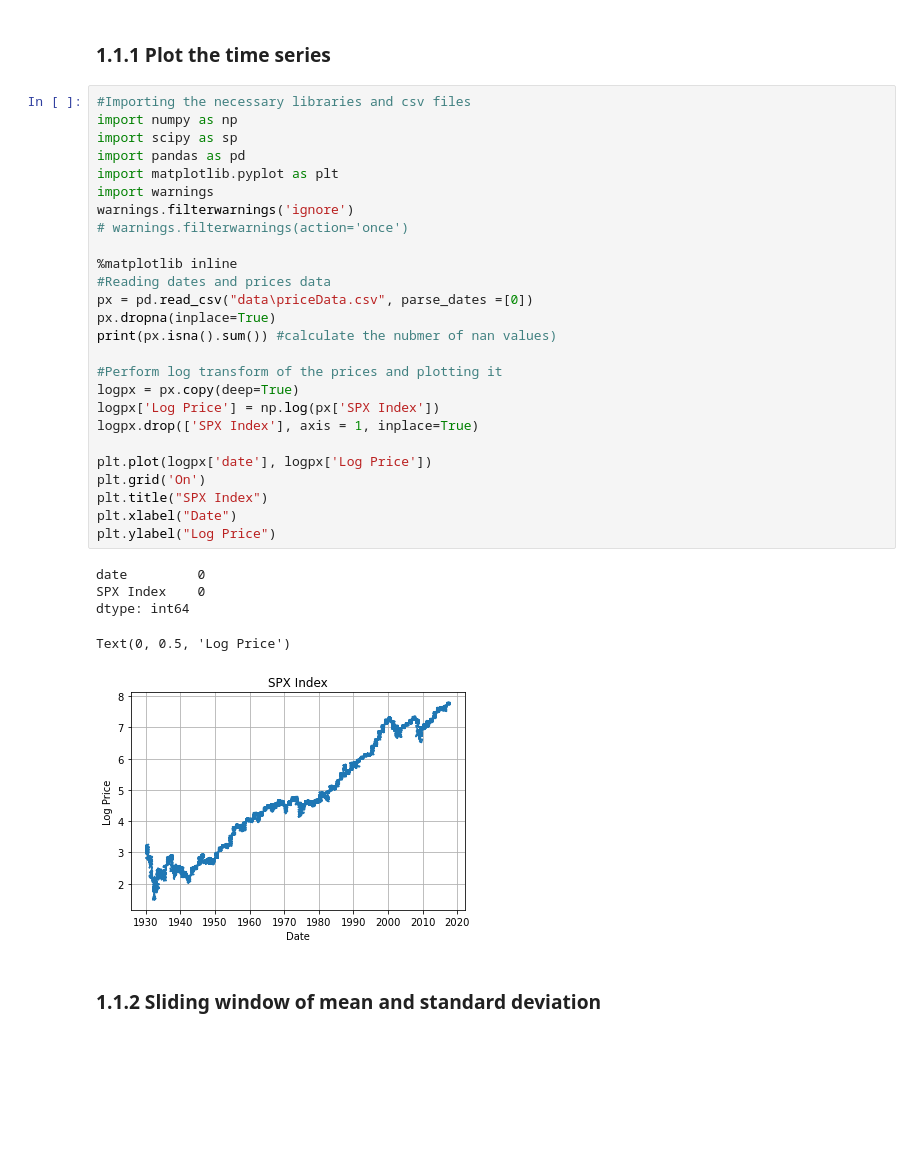
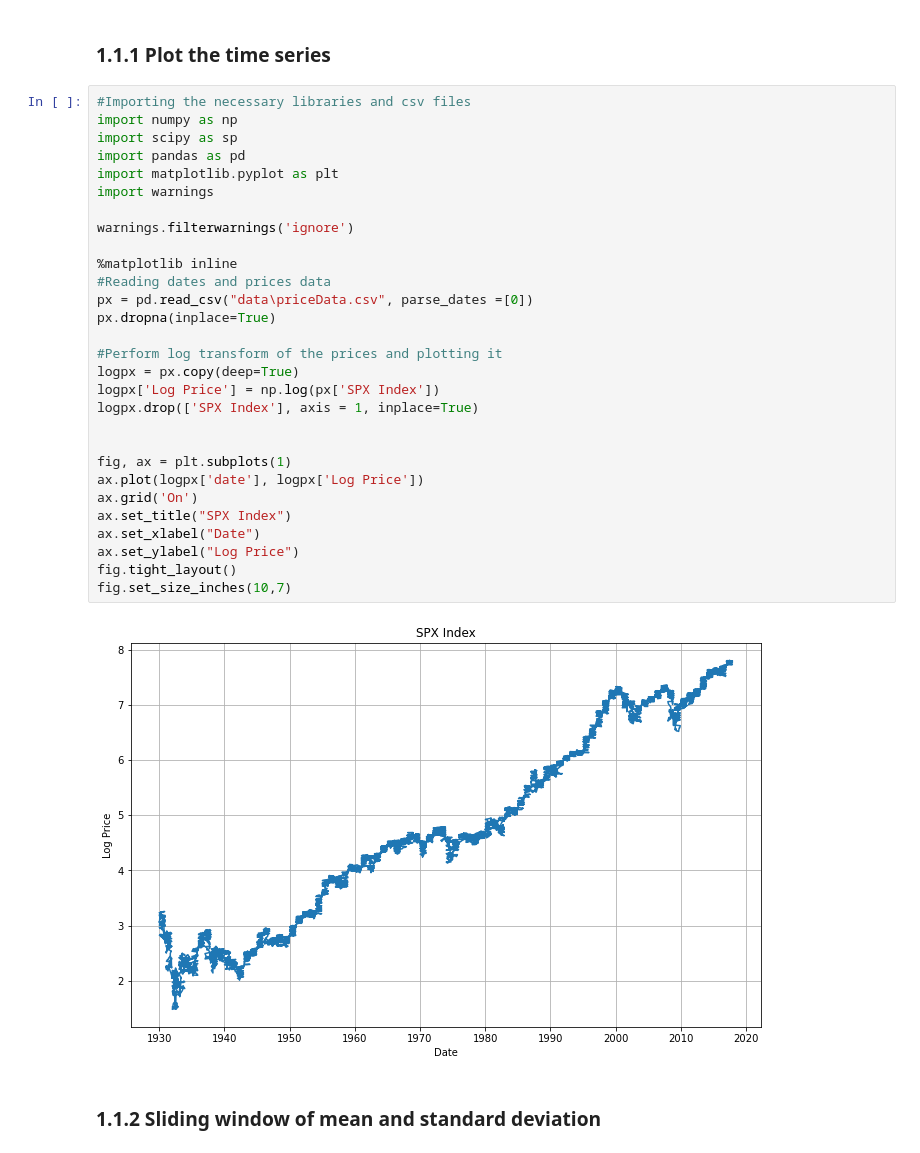
Before and after one commit to zxt18/Financial-Signal-Processing, a Jupyter notebook: Coursework_1.ipynb, the cells around one changed output. Drawn from its saved outputs; the diff is of its cells as text; blank space fills up the shorter version.

```diff
--- a/Coursework_1.ipynb
+++ b/Coursework_1.ipynb
@@ -5,35 +13,34 @@
 # %%
 #Importing the necessary libraries and csv files
 import numpy as np
 import scipy as sp
 import pandas as pd
 import matplotlib.pyplot as plt
 import warnings
+
 warnings.filterwarnings('ignore')
-# warnings.filterwarnings(action='once')
 
 %matplotlib inline
 #Reading dates and prices data
 px = pd.read_csv("data\priceData.csv", parse_dates =[0])
 px.dropna(inplace=True)
-print(px.isna().sum()) #calculate the nubmer of nan values)
 
 #Perform log transform of the prices and plotting it
 logpx = px.copy(deep=True)
 logpx['Log Price'] = np.log(px['SPX Index'])
 logpx.drop(['SPX Index'], axis = 1, inplace=True)
 
-plt.plot(logpx['date'], logpx['Log Price'])
-plt.grid('On')
-plt.title("SPX Index")
-plt.xlabel("Date")
-plt.ylabel("Log Price")
+
+fig, ax = plt.subplots(1)
+ax.plot(logpx['date'], logpx['Log Price'])
+ax.grid('On')
+ax.set_title("SPX Index")
+ax.set_xlabel("Date")
+ax.set_ylabel("Log Price")
+fig.tight_layout()
+fig.set_size_inches(10,7)
 # %% [output]
-date         0
-SPX Index    0
-dtype: int64
-Text(0, 0.5, 'Log Price')
-[figure, old version]
+[figure, new version]
 # %% [markdown]
 ### 1.1.2 Sliding window of mean and standard deviation
 # %%
```
Also changed, not shown: parts of 14 cells of this notebook, 2 other files.
